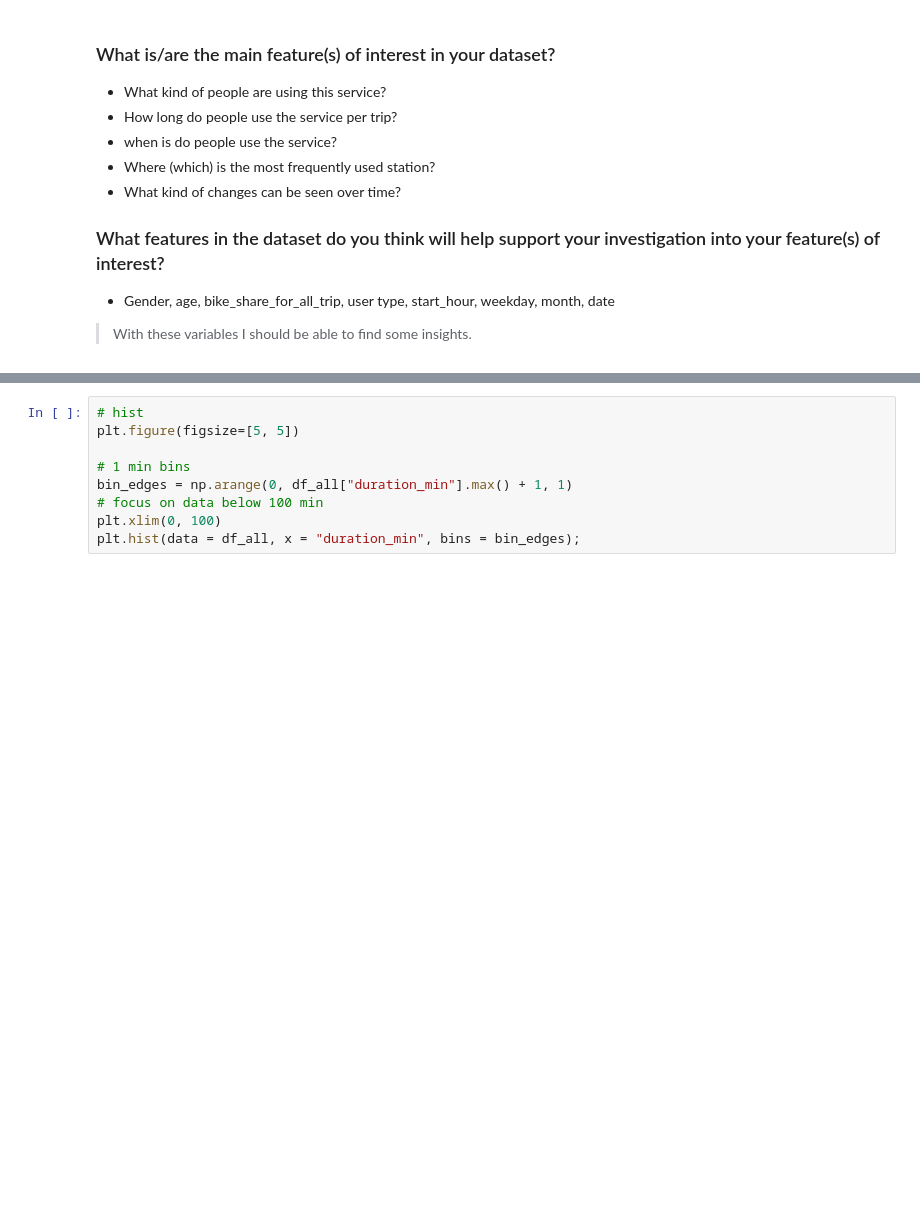
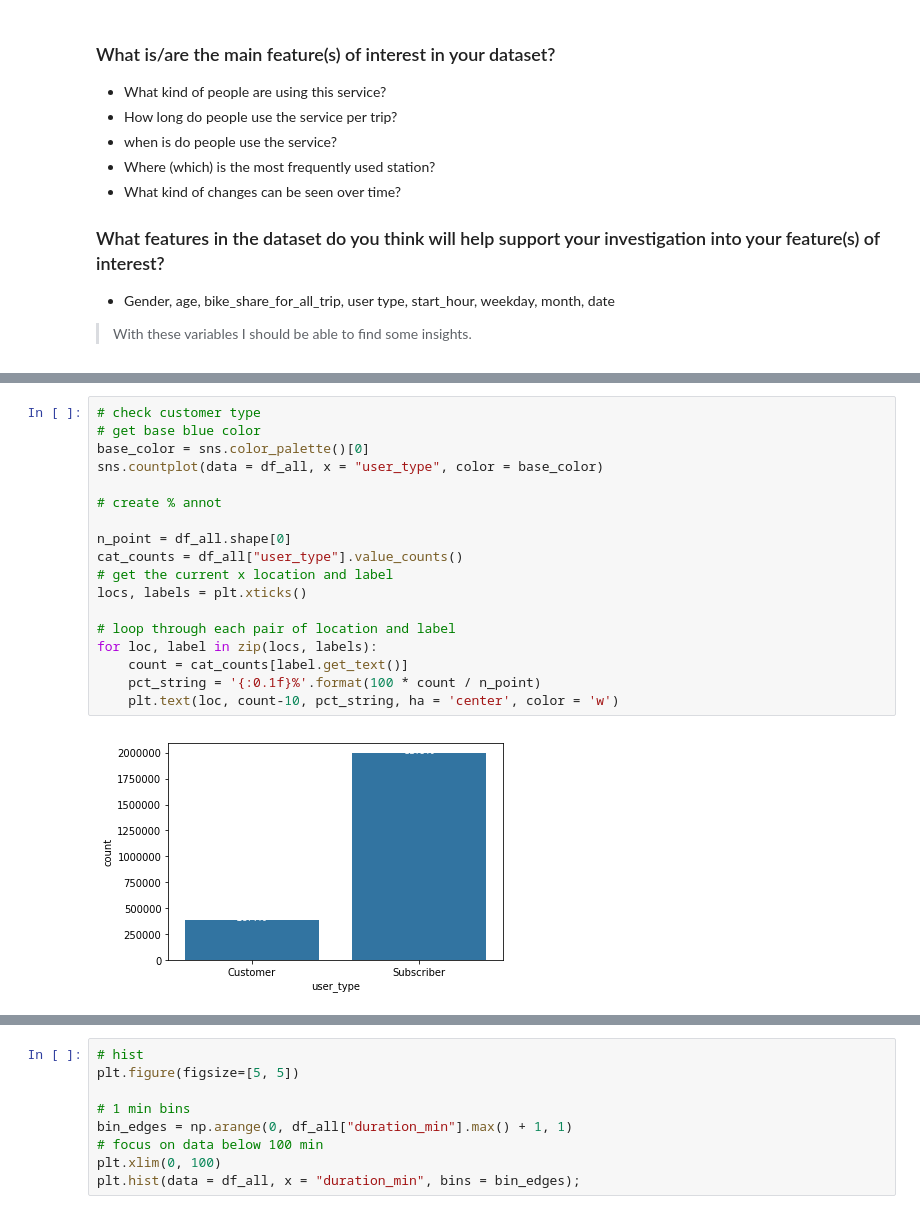
Before and after one commit to Subaru-Goto/Ford_Go_Bike, a Jupyter notebook: Ford_Gobike.ipynb, the cells around one changed output, grey strips where cells are left out. Drawn from its saved outputs; the diff is of its cells as text; blank space fills up the shorter version.

```diff
--- a/Ford_Gobike.ipynb
+++ b/Ford_Gobike.ipynb
@@ -495,0 +542,20 @@ df_all.hist(figsize=[15, 10]);
+# %%
+# check customer type
+# get base blue color
+base_color = sns.color_palette()[0]
+sns.countplot(data = df_all, x = "user_type", color = base_color)
+
+# create % annot
+
+n_point = df_all.shape[0]
+cat_counts = df_all["user_type"].value_counts()
+# get the current x location and label
+locs, labels = plt.xticks()
+
+# loop through each pair of location and label
+for loc, label in zip(locs, labels):
+    count = cat_counts[label.get_text()]
+    pct_string = '{:0.1f}%'.format(100 * count / n_point)
+    plt.text(loc, count-10, pct_string, ha = 'center', color = 'w')
+# %% [output]
+[figure, added]
```
Also changed, not shown: parts of 27 cells of this notebook.
